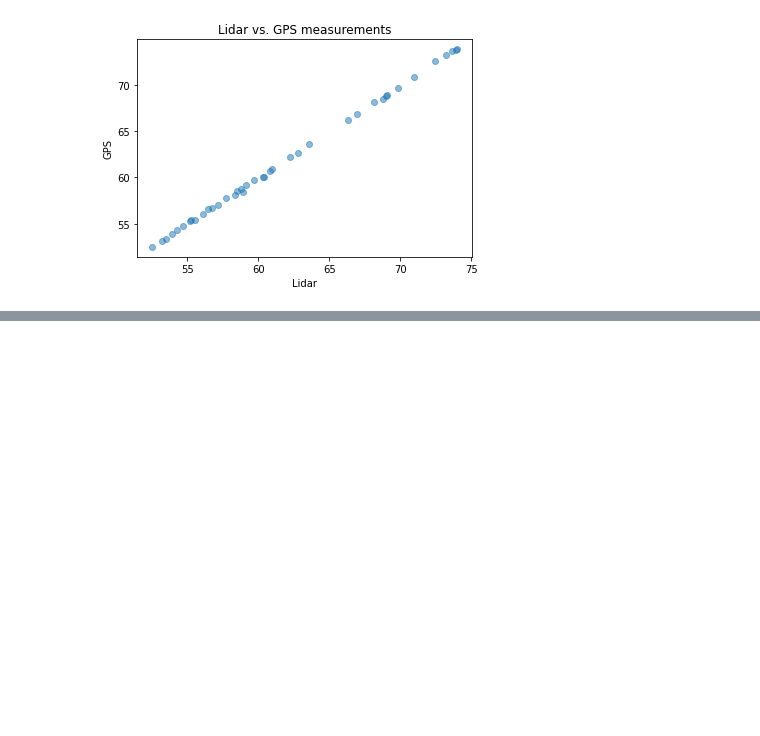
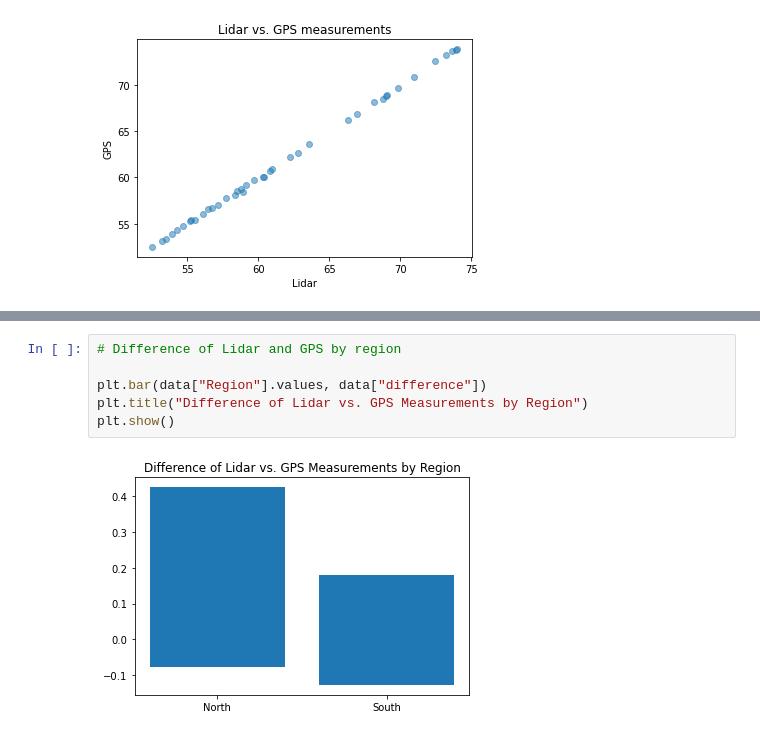
Before and after one commit to Jed-Kim/Baseline-Coding, a Jupyter notebook: BaselineCodingAssignment.ipynb, the cells around one changed output, grey strips where cells are left out. Drawn from its saved outputs; the diff is of its cells as text; blank space fills up the shorter version.

```diff
--- a/BaselineCodingAssignment.ipynb
+++ b/BaselineCodingAssignment.ipynb
@@ -124,0 +127,8 @@ plt.show()
+# %%
+# Difference of Lidar and GPS by region
+
+plt.bar(data["Region"].values, data["difference"])
+plt.title("Difference of Lidar vs. GPS Measurements by Region")
+plt.show()
+# %% [output]
+[figure, added]
```
Also changed, not shown: parts of 1 cell of this notebook.
